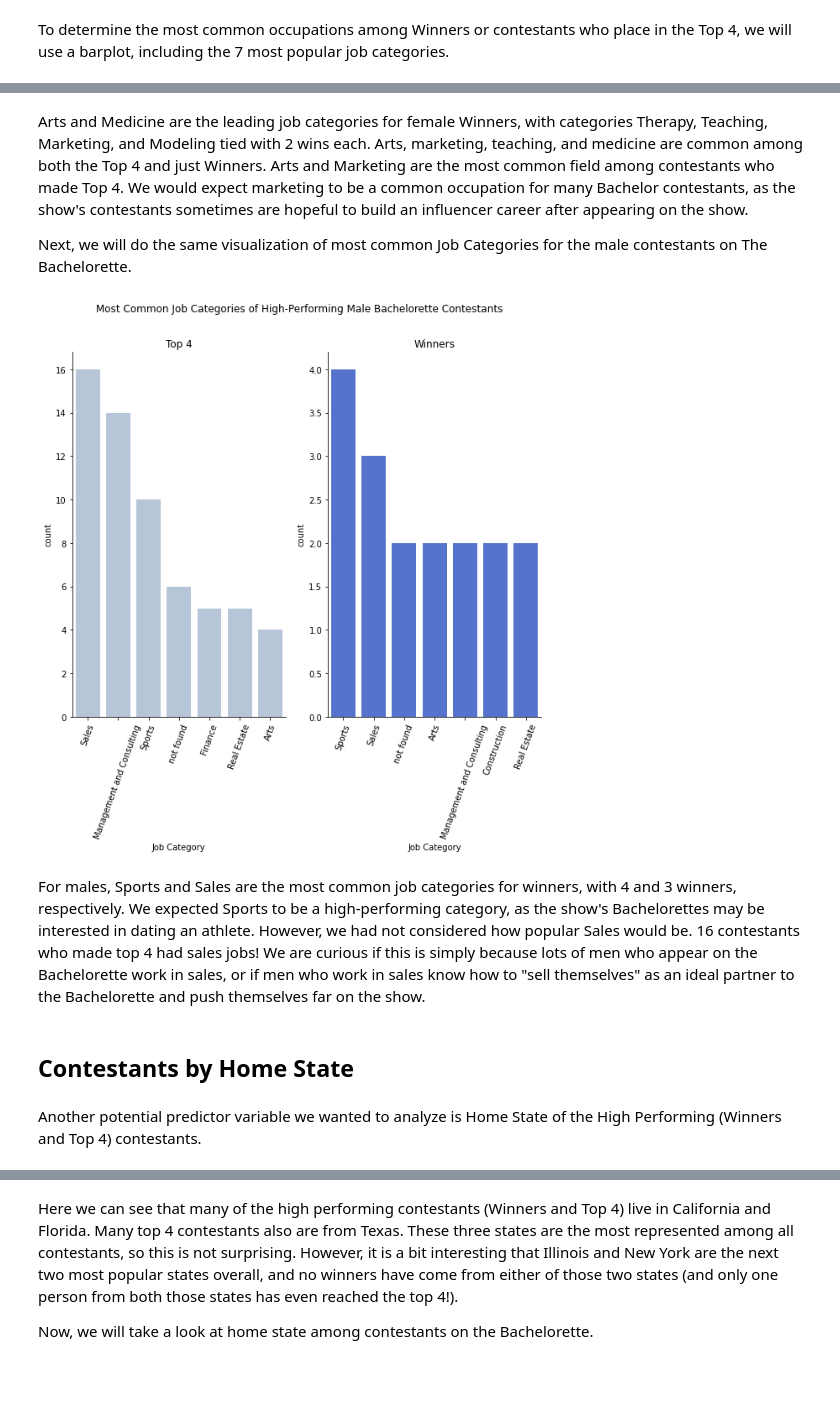
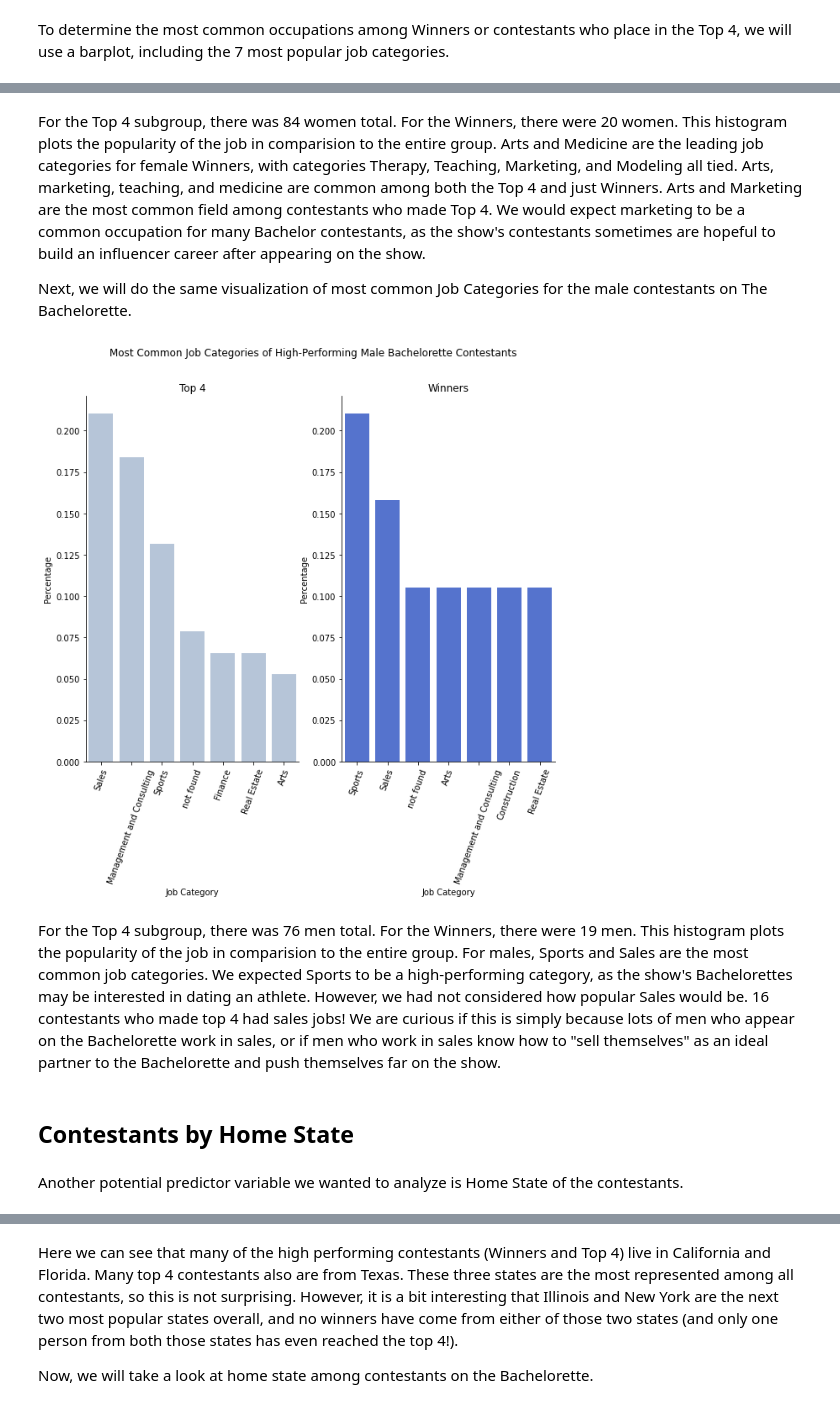
Before and after one commit to melissamelton/BachelorAnalysis, a Jupyter notebook: TheBachelorAnalysis_GSB521.ipynb, the cells around one changed output, grey strips where cells are left out. Cells and saved outputs as stored; diff of their text form; code cells hidden in the pictures; blank space fills up the shorter version.

```diff
--- a/TheBachelorAnalysis_GSB521.ipynb
+++ b/TheBachelorAnalysis_GSB521.ipynb
@@ -385,0 +394,9 @@ top4_df2
+# %%
+#new Job Category df with percentages for TOP4 and WINNERS- men on Bachelor
+norm_job_4_2 = top4_df2['Job Category'].value_counts()
+norm_job_4_2 = norm_job_4_2.reset_index(name='count')
+norm_job_4_2['percentage'] = norm_job_4_2['count']/norm_job_4_2['count'].sum()
+
+norm_job_win2 = winners_df2['Job Category'].value_counts()
+norm_job_win2 = norm_job_win2.reset_index(name='count')
+norm_job_win2['percentage'] = norm_job_win2['count']/norm_job_win2['count'].sum()
@@ -485,30 +515,35 @@ sns.despine()
 # %% [markdown]
-Arts and Medicine are the leading job categories for female Winners, with categories Therapy, Teaching, Marketing, and Modeling tied with 2 wins each.
+For the Top 4 subgroup, there was 84 women total. For the Winners, there were 20 women. This histogram plots the popularity of the job in comparision to the entire group.
+Arts and Medicine are the leading job categories for female Winners, with categories Therapy, Teaching, Marketing, and Modeling all tied.
 Arts, marketing, teaching, and medicine are common among both the Top 4 and just Winners. Arts and Marketing are the most common field among contestants who made Top 4. We would expect marketing to be a common occupation for many Bachelor contestants, as the show's contestants sometimes are hopeful to build an influencer career after appearing on the show.
 
 Next, we will do the same visualization of most common Job Categories for the male contestants on The Bachelorette.
 # %%
-#Job Categories for: Top 4 Male contestants AND Winning Male contestants: The Bachelorette
 fig, axes = plt.subplots(nrows = 1, ncols = 2, figsize = (10,8))
 
-order_top42 = top4_df2["Job Category"].value_counts().iloc[:7].index
-order_winners2 = winners_df2["Job Category"].value_counts().iloc[:7].index
+order_top4_2 = norm_job_4_2['index'].iloc[:7]
+order_winners_2 = norm_job_win2["index"].iloc[:7]
 
-sns.countplot(x = top4_df2["Job Category"], color="lightsteelblue", ax = axes[0],
-              order=order_top42).set(title="Top 4")
-axes[0].set_xticklabels(order_top42, rotation = 70)
+sns.barplot(x = norm_job_4_2["index"], y = norm_job_4_2["percentage"], color="lightsteelblue", ax = axes[0],
+              order=order_top4_2).set(title="Top 4")
+axes[0].set_xticklabels(order_top4_2, rotation = 70)
+axes[0].set_xlabel('Job Category')
+axes[0].set_ylabel('Percentage')
 
-sns.countplot(x = winners_df2["Job Category"], color="royalblue", ax = axes[1],
-              order=order_winners2).set(title="Winners")
-axes[1].set_xticklabels(order_winners2, rotation = 70)
+sns.barplot(x = norm_job_win2["index"], y = norm_job_win2["percentage"], color="royalblue", ax = axes[1],
+              order=order_winners_2).set(title="Winners")
+axes[1].set_xticklabels(order_winners_2, rotation = 70)
+axes[1].set_xlabel('Job Category')
+axes[1].set_ylabel('Percentage')
 
 fig.suptitle('Most Common Job Categories of High-Performing Male Bachelorette Contestants')
 sns.despine()
 # %% [output]
-[figure, old version]
+[figure, new version]
 # %% [markdown]
-For males, Sports and Sales are the most common job categories for winners, with 4 and 3 winners, respectively. We expected Sports to be a high-performing category, as the show's Bachelorettes may be interested in dating an athlete. However, we had not considered how popular Sales would be. 16 contestants who made top 4 had sales jobs! We are curious if this is simply because lots of men who appear on the Bachelorette work in sales, or if men who work in sales know how to "sell themselves" as an ideal partner to the Bachelorette and push themselves far on the show.
+For the Top 4 subgroup, there was 76 men total. For the Winners, there were 19 men. This histogram plots the popularity of the job in comparision to the entire group.
+For males, Sports and Sales are the most common job categories. We expected Sports to be a high-performing category, as the show's Bachelorettes may be interested in dating an athlete. However, we had not considered how popular Sales would be. 16 contestants who made top 4 had sales jobs! We are curious if this is simply because lots of men who appear on the Bachelorette work in sales, or if men who work in sales know how to "sell themselves" as an ideal partner to the Bachelorette and push themselves far on the show.
 # %% [markdown]
 ## Contestants by Home State
 # %% [markdown]
-Another potential predictor variable we wanted to analyze is Home State of the High Performing (Winners and Top 4) contestants.
+Another potential predictor variable we wanted to analyze is Home State of the contestants.
```
Also changed, not shown: parts of 88 cells of this notebook.
